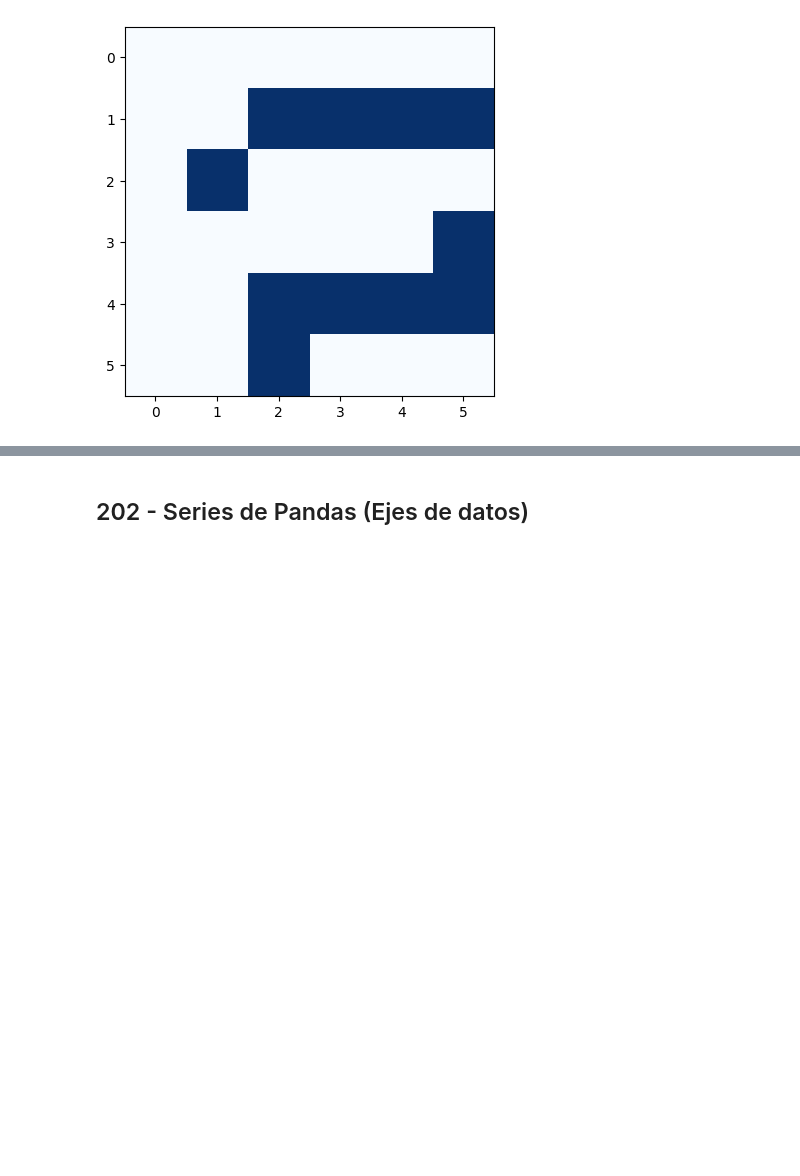
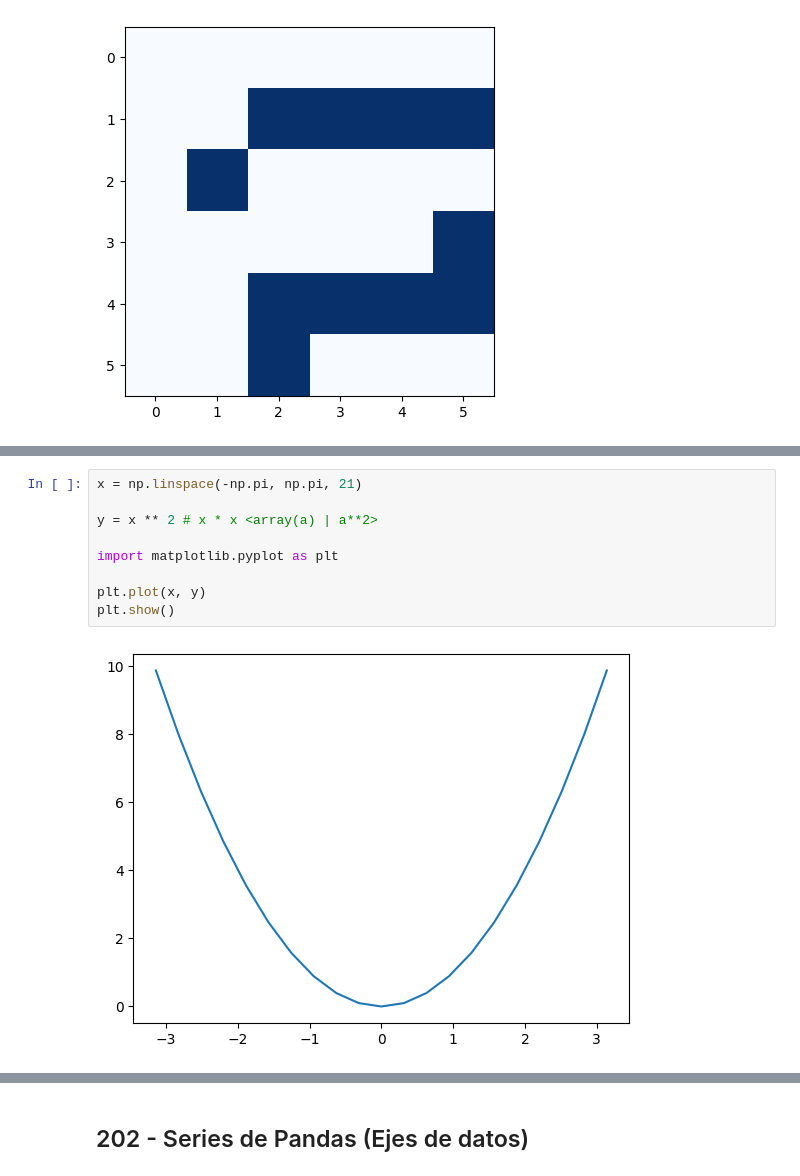
Before and after one commit to dragonnomada/datascience-basic-cenace-2024, a Jupyter notebook: DataScience_Python_CENACE_S02.ipynb, the cells around one changed output, grey strips where cells are left out. Cells and saved outputs as stored; diff of their text form; blank space fills up the shorter version.

```diff
--- a/DataScience_Python_CENACE_S02.ipynb
+++ b/DataScience_Python_CENACE_S02.ipynb
@@ -432,0 +568,11 @@ plt.show()
+# %%
+x = np.linspace(-np.pi, np.pi, 21)
+
+y = x ** 2 # x * x <array(a) | a**2>
+
+import matplotlib.pyplot as plt
+
+plt.plot(x, y)
+plt.show()
+# %% [output]
+[figure, added]
```
Also changed, not shown: parts of 66 cells of this notebook, 3 other files.
